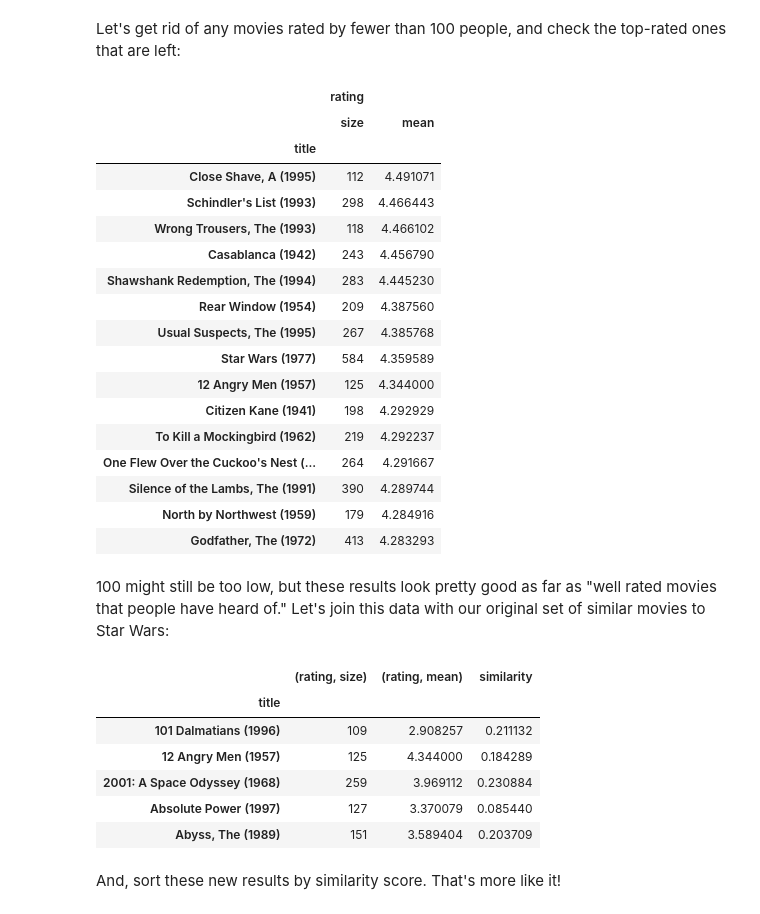
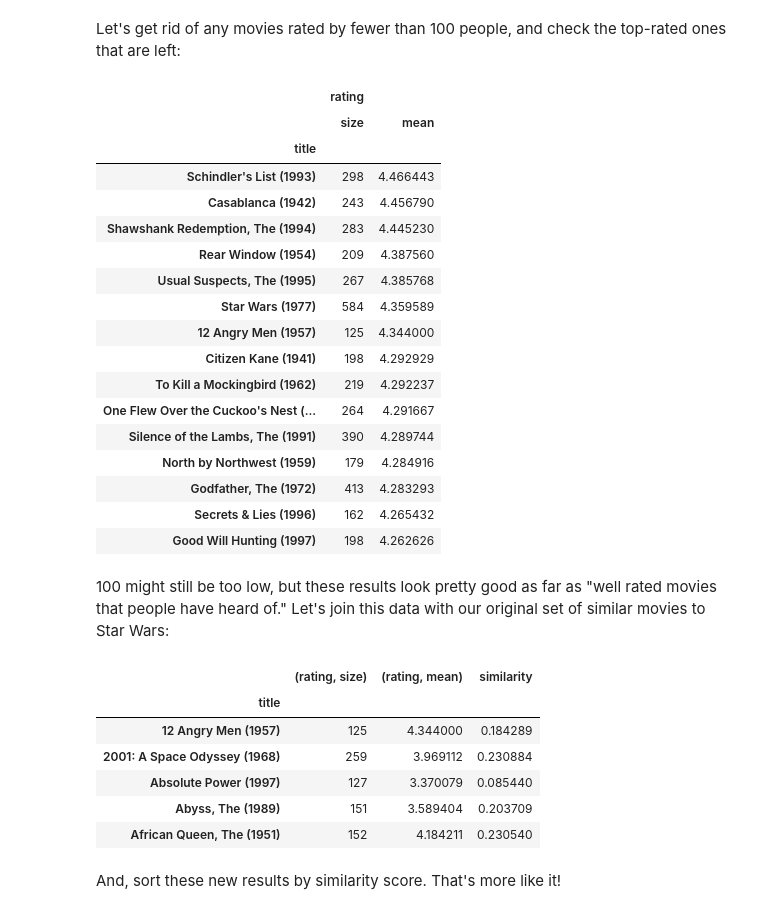
Before and after one commit to chiangi/datascience-kane, a Jupyter notebook: SimilarMovies.ipynb, the cells around one changed output. Saved outputs shown, nothing was run; the diff lists cells and outputs as text; code cells hidden in the pictures.

```diff
--- a/SimilarMovies.ipynb
+++ b/SimilarMovies.ipynb
@@ -6,10 +6,10 @@ We'll start by loading up the MovieLens dataset. Using Pandas, we can very quick
 import pandas as pd
 
 r_cols = ['user_id', 'movie_id', 'rating']
-ratings = pd.read_csv('e:/sundog-consult/udemy/datascience/ml-100k/u.data', sep='\t', names=r_cols, usecols=range(3), encoding="ISO-8859-1")
+ratings = pd.read_csv('/Users/doobie/Dev/DataScience-Python3/ml-100k/u.data', sep='\t', names=r_cols, usecols=range(3), encoding="ISO-8859-1")
 
 m_cols = ['movie_id', 'title']
-movies = pd.read_csv('e:/sundog-consult/udemy/datascience/ml-100k/u.item', sep='|', names=m_cols, usecols=range(2), encoding="ISO-8859-1")
+movies = pd.read_csv('/Users/doobie/Dev/DataScience-Python3/ml-100k/u.item', sep='|', names=m_cols, usecols=range(2), encoding="ISO-8859-1")
 
 ratings = pd.merge(movies, ratings)
 # %%
@@ -108,15 +108,13 @@ movieStats.head()
 # %% [markdown]
 Let's get rid of any movies rated by fewer than 100 people, and check the top-rated ones that are left:
 # %%
-popularMovies = movieStats['rating']['size'] >= 100
+popularMovies = movieStats['rating']['size'] >= 120
 movieStats[popularMovies].sort_values([('rating', 'mean')], ascending=False)[:15]
 # %% [output]
 |  | rating |  |
 |  | size | mean |
 | title |  |  |
-| Close Shave, A (1995) | 112 | 4.491071 |
 | Schindler's List (1993) | 298 | 4.466443 |
-| Wrong Trousers, The (1993) | 118 | 4.466102 |
 | Casablanca (1942) | 243 | 4.456790 |
 | Shawshank Redemption, The (1994) | 283 | 4.445230 |
 | Rear Window (1954) | 209 | 4.387560 |
@@ -129,6 +127,8 @@ movieStats[popularMovies].sort_values([('rating', 'mean')], ascending=False)[:15
 | Silence of the Lambs, The (1991) | 390 | 4.289744 |
 | North by Northwest (1959) | 179 | 4.284916 |
 | Godfather, The (1972) | 413 | 4.283293 |
+| Secrets & Lies (1996) | 162 | 4.265432 |
+| Good Will Hunting (1997) | 198 | 4.262626 |
 # %% [markdown]
 100 might still be too low, but these results look pretty good as far as "well rated movies that people have heard of." Let's join this data with our original set of similar movies to Star Wars:
 # %%
@@ -138,11 +138,11 @@ df.head()
 # %% [output]
 |  | (rating, size) | (rating, mean) | similarity |
 | title |  |  |  |
-| 101 Dalmatians (1996) | 109 | 2.908257 | 0.211132 |
 | 12 Angry Men (1957) | 125 | 4.344000 | 0.184289 |
 | 2001: A Space Odyssey (1968) | 259 | 3.969112 | 0.230884 |
 | Absolute Power (1997) | 127 | 3.370079 | 0.085440 |
 | Abyss, The (1989) | 151 | 3.589404 | 0.203709 |
+| African Queen, The (1951) | 152 | 4.184211 | 0.230540 |
 # %% [markdown]
 And, sort these new results by similarity score. That's more like it!
 # %%
```
Also changed, not shown: parts of 2 cells of this notebook, 2 other files.
